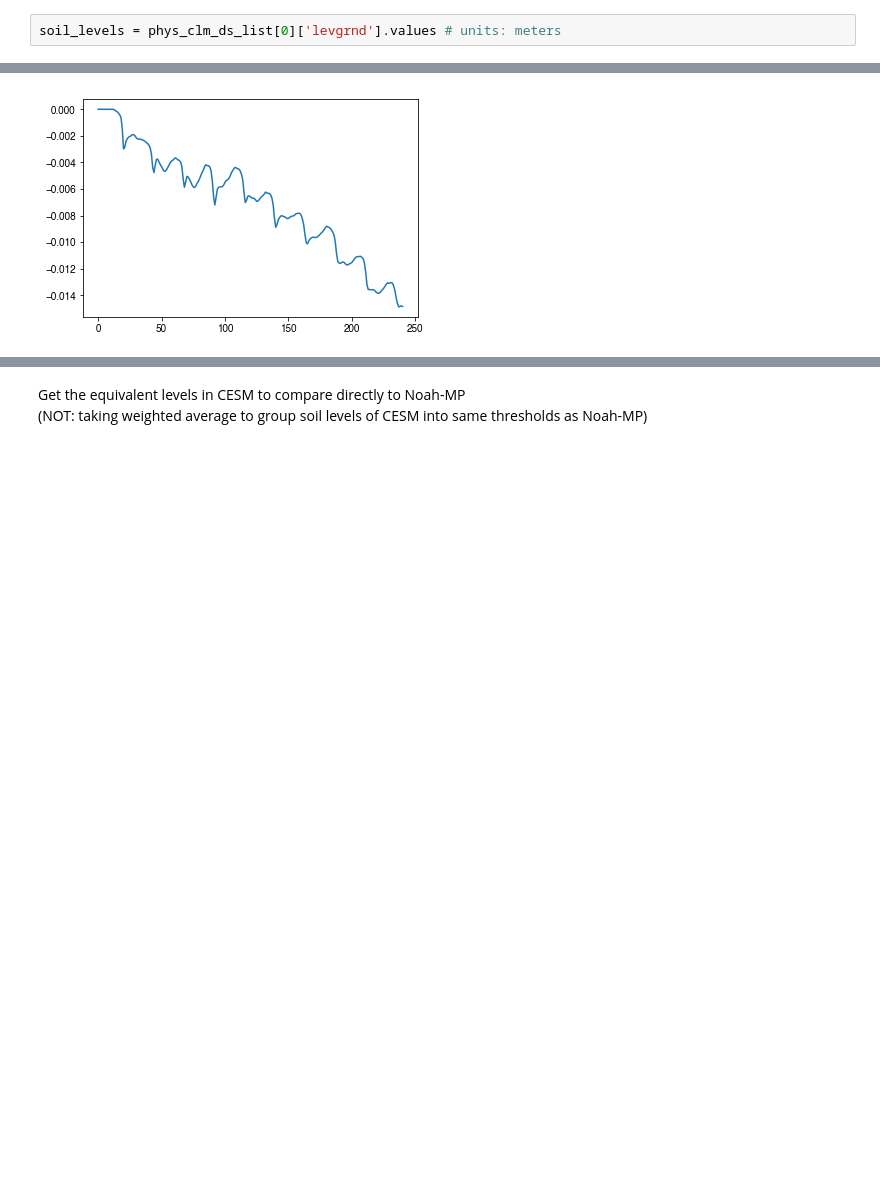
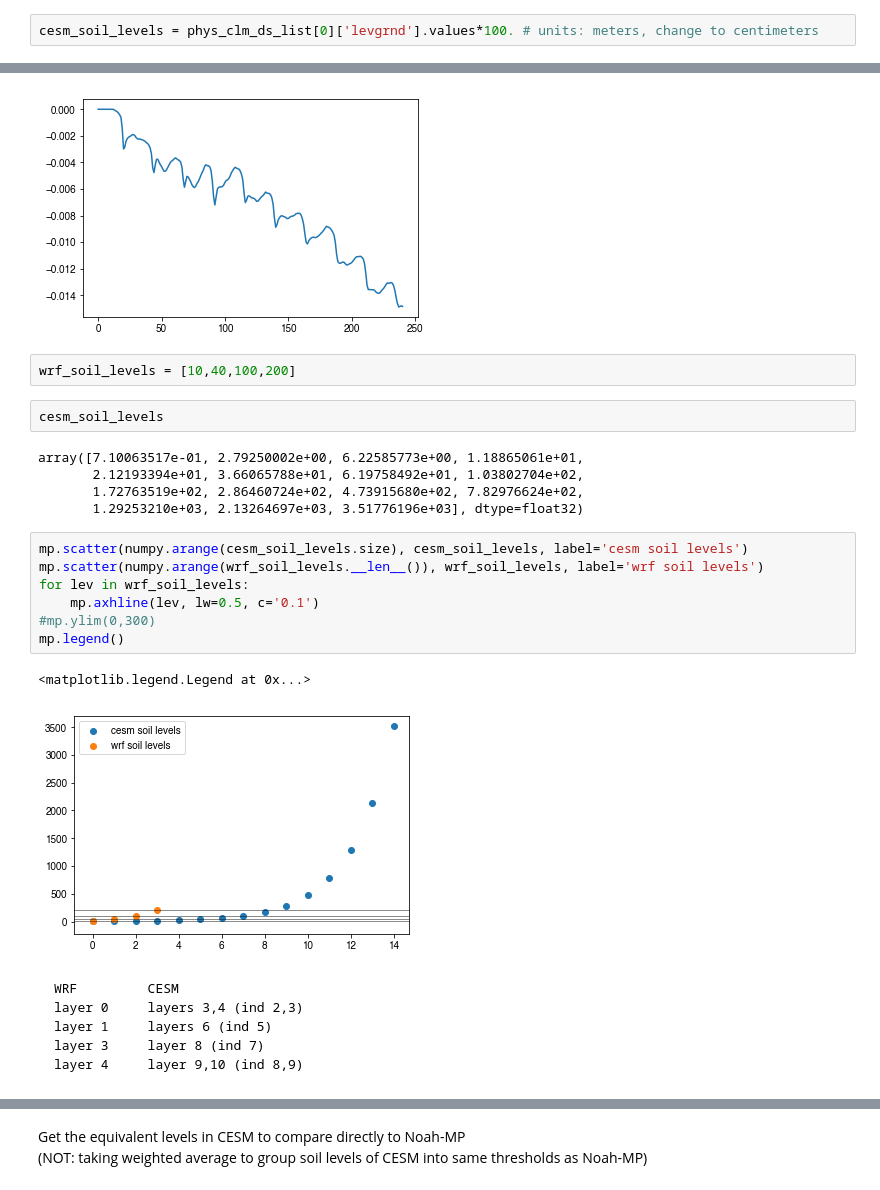
Before and after one commit to bairdlangenbrunner/amazon-phys-response-paper, a Jupyter notebook: scripts/REVISION1_CESM_and_WRF_soil_moisture_runs.ipynb, the cells around one changed output, grey strips where cells are left out. Cells and saved outputs as stored; diff of their text form; blank space fills up the shorter version.

```diff
--- a/scripts/REVISION1_CESM_and_WRF_soil_moisture_runs.ipynb
+++ b/scripts/REVISION1_CESM_and_WRF_soil_moisture_runs.ipynb
@@ -113,7 +113,7 @@ root_dir = '/beegfs/DATA/pritchard/blangenb/CESM_ARCHIVE/B_1850_CAM5.10years.cam
 file_list = sorted(glob.glob(root_dir+'lnd/hist/*.nc'))
 phys_clm_ds_list = [xarray.open_dataset(file, decode_times=False) for file in file_list]
 # %%
-soil_levels = phys_clm_ds_list[0]['levgrnd'].values # units: meters
+cesm_soil_levels = phys_clm_ds_list[0]['levgrnd'].values*100. # units: meters, change to centimeters
 # %%
 SOILLIQ_1000_list = [f['SOILLIQ'].values for f in phys_clm_ds_list]
 SOILWATER_1000_list = [f['SOILWATER_10CM'].values for f in phys_clm_ds_list]
@@ -518,3 +558,28 @@ mp.plot(soilh2o_dry_diffs[:,0])
 # %% [output]
 [<matplotlib.lines.Line2D at 0x...>]
 [figure]
+# %%
+wrf_soil_levels = [10,40,100,200]
+# %%
+cesm_soil_levels
+# %% [output]
+array([7.10063517e-01, 2.79250002e+00, 6.22585773e+00, 1.18865061e+01,
+       2.12193394e+01, 3.66065788e+01, 6.19758492e+01, 1.03802704e+02,
+       1.72763519e+02, 2.86460724e+02, 4.73915680e+02, 7.82976624e+02,
+       1.29253210e+03, 2.13264697e+03, 3.51776196e+03], dtype=float32)
+# %%
+mp.scatter(numpy.arange(cesm_soil_levels.size), cesm_soil_levels, label='cesm soil levels')
+mp.scatter(numpy.arange(wrf_soil_levels.__len__()), wrf_soil_levels, label='wrf soil levels')
+for lev in wrf_soil_levels:
+    mp.axhline(lev, lw=0.5, c='0.1')
+#mp.ylim(0,300)
+mp.legend()
+# %% [output]
+<matplotlib.legend.Legend at 0x...>
+[figure, added]
+# %% [markdown]
+    WRF         CESM
+    layer 0     layers 3,4 (ind 2,3)
+    layer 1     layers 6 (ind 5)
+    layer 3     layer 8 (ind 7)
+    layer 4     layer 9,10 (ind 8,9)
```
Also changed, not shown: parts of 28 cells of this notebook, 27 other files.
